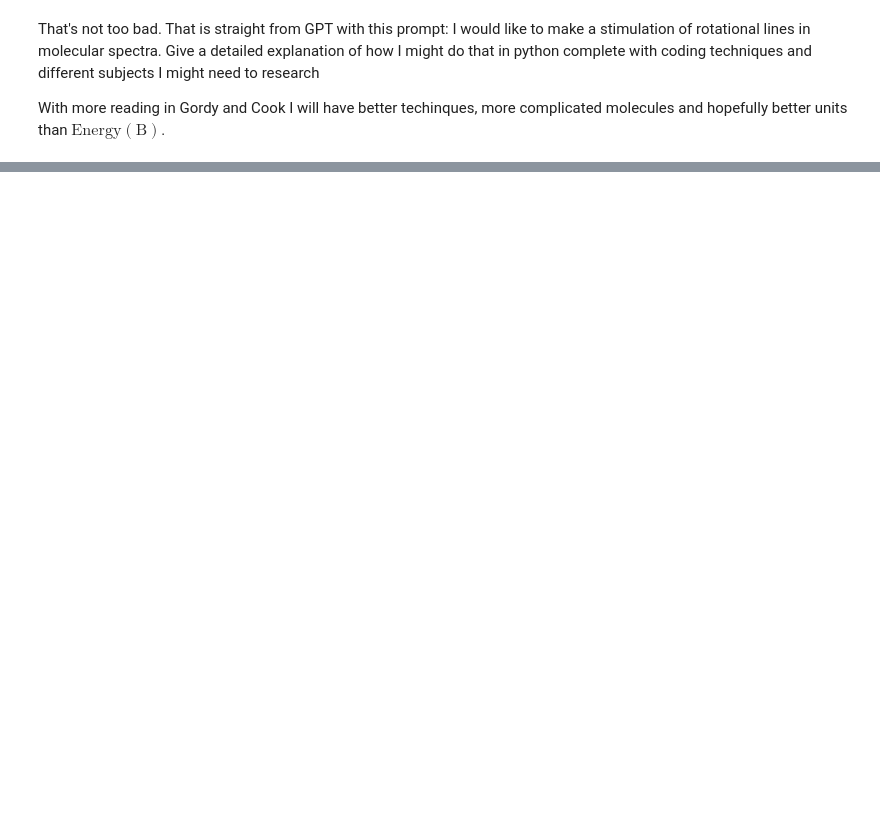
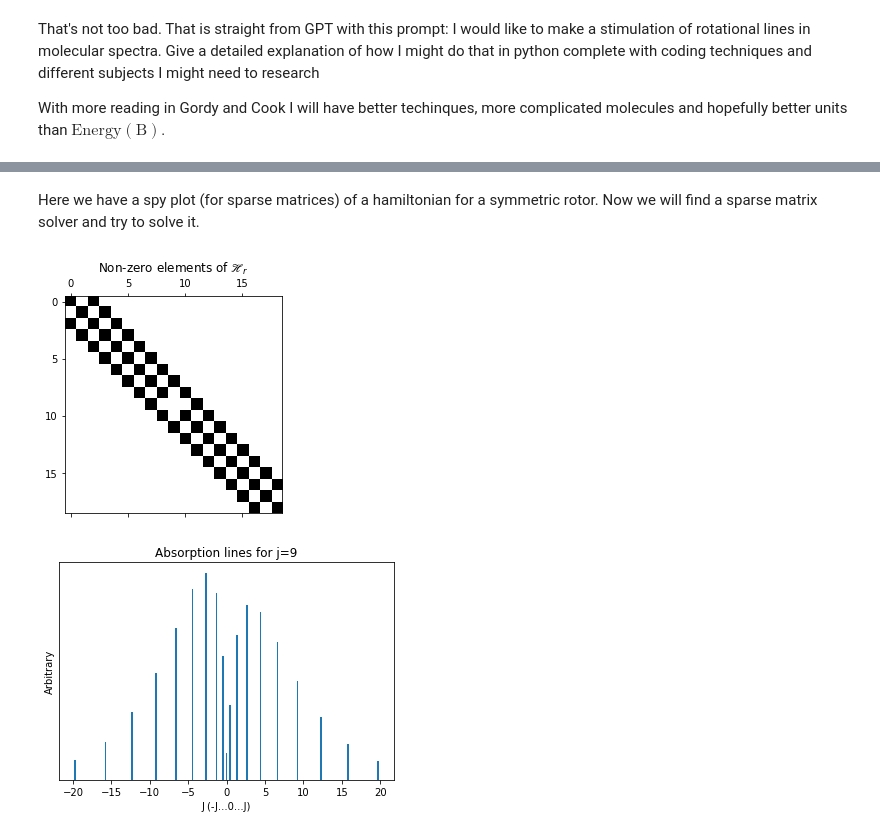
Before and after one commit to elane001/Project-Spectra-129AL-, a Jupyter notebook: Project Spectra scratch.ipynb, the cells around one changed output, grey strips where cells are left out. Drawn from its saved outputs; the diff is of its cells as text; code cells hidden in the pictures; blank space fills up the shorter version.

```diff
--- a/Project Spectra scratch.ipynb
+++ b/Project Spectra scratch.ipynb
@@ -48,0 +181,41 @@ With more reading in Gordy and Cook I will have better techinques, more complica
+# %% [markdown]
+Here we have a spy plot (for sparse matrices) of a hamiltonian for a symmetric rotor. Now we will find a sparse matrix solver and try to solve it.
+# %%
+j=9
+instance1=matrixSolve(j,2.1,2.2,2.3)
+H=instance1.populate()
+H_new=np.zeros((2*len(H)-1,2*len(H)-1))
+H_new=H_new*1j
+H_new[j:2*j+1,j:2*j+1]+=H
+H=H[::-1]
+H=H.T
+H=H[::-1]
+H_new[0:j+1,0:j+1]+=H[0:,0:]
+
+H_new[j+1,j-1]=instance1.offdiag_elem((1,-1))
+H_new[j-1,j+1]=instance1.offdiag_elem((-1,1))
+
+values,vector=np.linalg.eigh(H_new)
+# print(f'eigenvalues are:{np.abs(values)}')
+# print(f'eigenvectors are :\n{vectors.T}')
+x=np.real(values)
+
+plt.spy(H_new)
+plt.title("Non-zero elements of $\mathscr{H}_r$")
+out_loc='Hamiltonian.png'
+# plt.savefig(out_loc, dpi=400, format="png")
+plt.show()
+#need a way to sort the eigenvalues (maybe iteratively, j=3,j=5,j=7)
+y=[(2*i+1)*np.exp(-x[i]/5) for i in range(0,2*j+1)]
+x[::2]*=-1
+plt.bar(x,y,.2)
+plt.title(f'Absorption lines for j={j}')
+plt.yticks([])
+plt.ylabel('Arbitrary')
+plt.xlabel('J (-J...0...J)')
+out_loc='PQR_calc.png'
+# plt.savefig(out_loc, dpi=400, format="png")
+plt.show()
+# %% [output]
+[figure, added]
+[figure, added]
```
Also changed, not shown: parts of 14 cells of this notebook, 8 other files.
